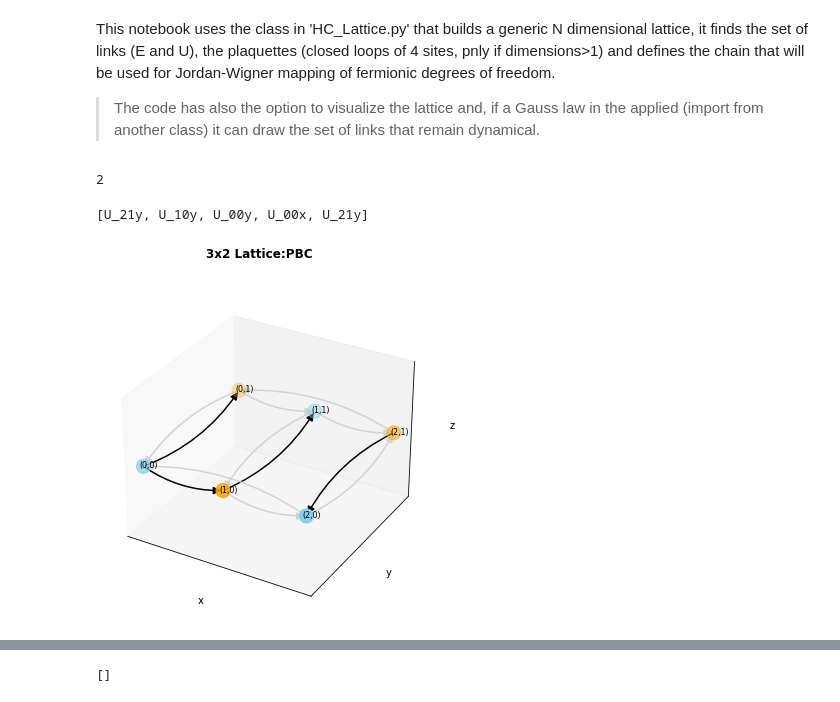
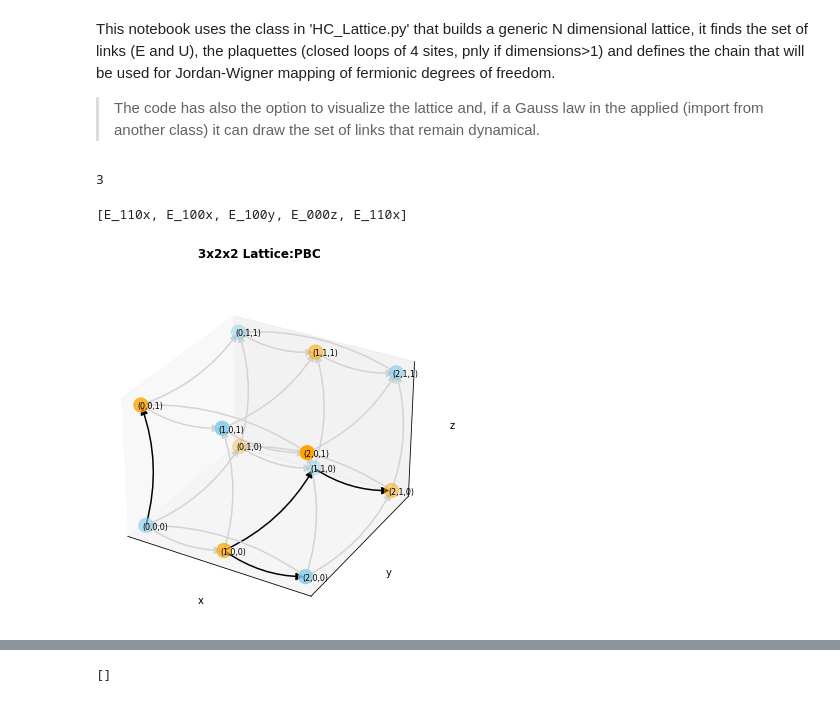
Before and after one commit to ariannacrippa/QC_lattice_H, a Jupyter notebook: notebooks/class_HC_lattice_test.ipynb, the cells around one changed output, grey strips where cells are left out. Drawn from its saved outputs; the diff is of its cells as text; code cells hidden in the pictures.

```diff
--- a/notebooks/class_HC_lattice_test.ipynb
+++ b/notebooks/class_HC_lattice_test.ipynb
@@ -21,26 +21,26 @@ from HC_Lattice import *
 # %%
-n_sites = [3,2,1]#how many sites for every dimension
+n_sites = [3,2,2]#how many sites for every dimension
 while 1 in n_sites:#avoid 1 dimension
     n_sites.remove(1)
 
 dims = len(n_sites) #how many dimensions
 
-pbc = True#[True,False,False]
+pbc = [True,False,False]
 dims
 # %% [output]
-2
+3
 # %%
-class_lattice = HCLattice(n_sites=n_sites,pbc=pbc,puregauge=False)
+class_lattice = HCLattice(n_sites=n_sites,pbc=pbc)
 # %%
 #set of random links to keep dynamical
-u_op_free_example =random.choices(list({Symbol(item) for sublist in class_lattice.list_edges2_u_op for item in sublist}),k=5)
-u_op_free_example
+e_op_free_example =random.choices([Symbol(item) for item in class_lattice.list_edges2_e_op],k=5)
+e_op_free_example
 # %% [output]
-[U_21y, U_10y, U_00y, U_00x, U_21y]
+[E_110x, E_100x, E_100y, E_000z, E_110x]
 # %%
-class_lattice.draw_graph_func(gauss_law_fig=True,u_op_free=u_op_free_example)#,savefig_dir='.')
+class_lattice.draw_graph_func(gauss_law_fig=True,e_op_free=e_op_free_example)#,savefig_dir='.')
 # %% [output]
-[figure, old version]
+[figure, new version]
 # %%
 class_lattice.list_plaq_u_op
 # %% [output]
```
Also changed, not shown: parts of 4 cells of this notebook.
